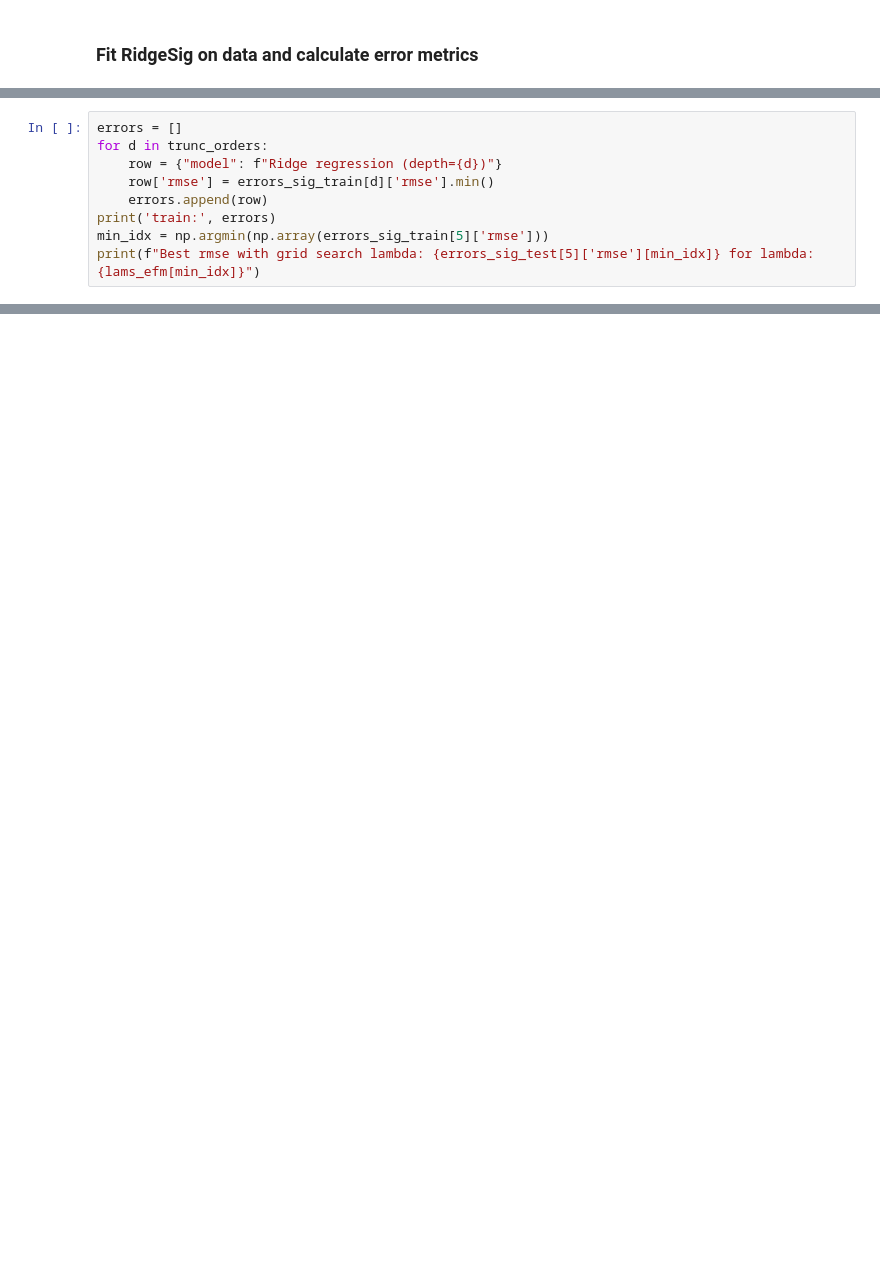
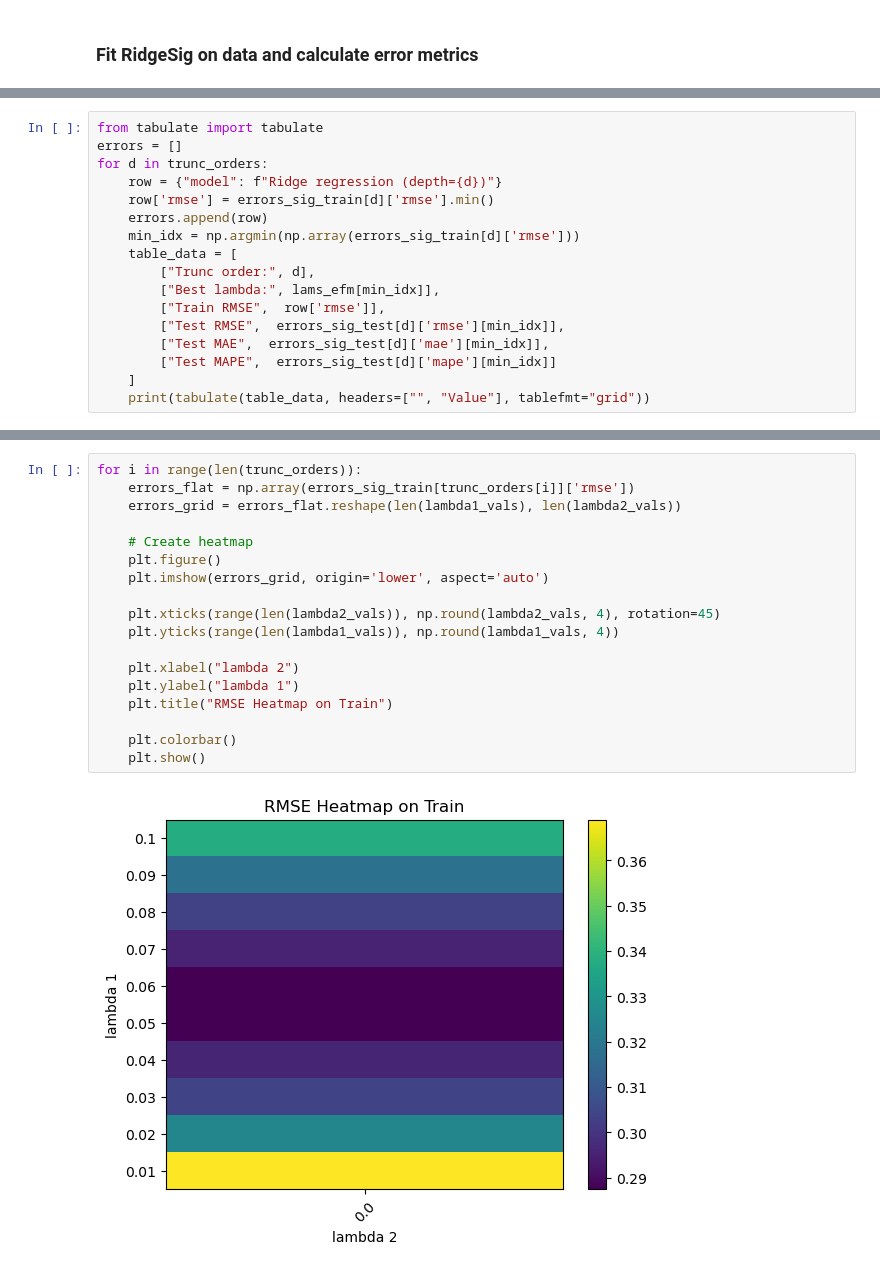
Before and after one commit to SamipDipBISTA/Sig-Kernel, a Jupyter notebook: slidesig/experiments with EFM/exp4_real_data_with_efm copy.ipynb, the cells around one changed output, grey strips where cells are left out. Saved outputs shown, nothing was run; the diff lists cells and outputs as text; blank space fills up the shorter version.

```diff
--- a/slidesig/experiments with EFM/exp4_real_data_with_efm copy.ipynb
+++ b/slidesig/experiments with EFM/exp4_real_data_with_efm copy.ipynb
@@ -151,10 +168,18 @@ plt.show()
 # %%
+from tabulate import tabulate
 errors = []
 for d in trunc_orders:
     row = {"model": f"Ridge regression (depth={d})"}
     row['rmse'] = errors_sig_train[d]['rmse'].min()
     errors.append(row)
-print('train:', errors)
-min_idx = np.argmin(np.array(errors_sig_train[5]['rmse']))
-print(f"Best rmse with grid search lambda: {errors_sig_test[5]['rmse'][min_idx]} for lambda:{lams_efm[min_idx]}")
+    min_idx = np.argmin(np.array(errors_sig_train[d]['rmse']))
+    table_data = [
+        ["Trunc order:", d],
+        ["Best lambda:", lams_efm[min_idx]],
+        ["Train RMSE",  row['rmse']],
+        ["Test RMSE",  errors_sig_test[d]['rmse'][min_idx]],
+        ["Test MAE",  errors_sig_test[d]['mae'][min_idx]],
+        ["Test MAPE",  errors_sig_test[d]['mape'][min_idx]]
+    ]
+    print(tabulate(table_data, headers=["", "Value"], tablefmt="grid"))
 # %% [output]
@@ -177,0 +382,20 @@ ta.plot_coefficients(coeff, trunc=5)
+# %%
+for i in range(len(trunc_orders)):
+    errors_flat = np.array(errors_sig_train[trunc_orders[i]]['rmse'])
+    errors_grid = errors_flat.reshape(len(lambda1_vals), len(lambda2_vals))
+
+    # Create heatmap
+    plt.figure()
+    plt.imshow(errors_grid, origin='lower', aspect='auto')
+
+    plt.xticks(range(len(lambda2_vals)), np.round(lambda2_vals, 4), rotation=45)
+    plt.yticks(range(len(lambda1_vals)), np.round(lambda1_vals, 4))
+
+    plt.xlabel("lambda 2")
+    plt.ylabel("lambda 1")
+    plt.title("RMSE Heatmap on Train")
+
+    plt.colorbar()
+    plt.show()
+# %% [output]
+[figure, added]
```
Also changed, not shown: parts of 16 cells of this notebook, 3 other files.
